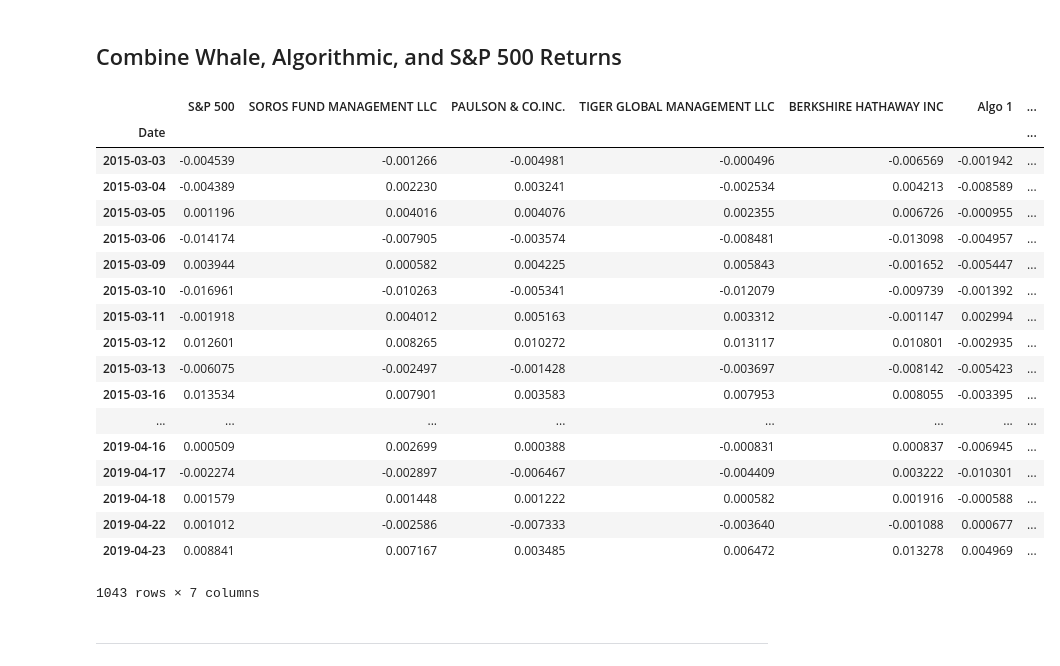
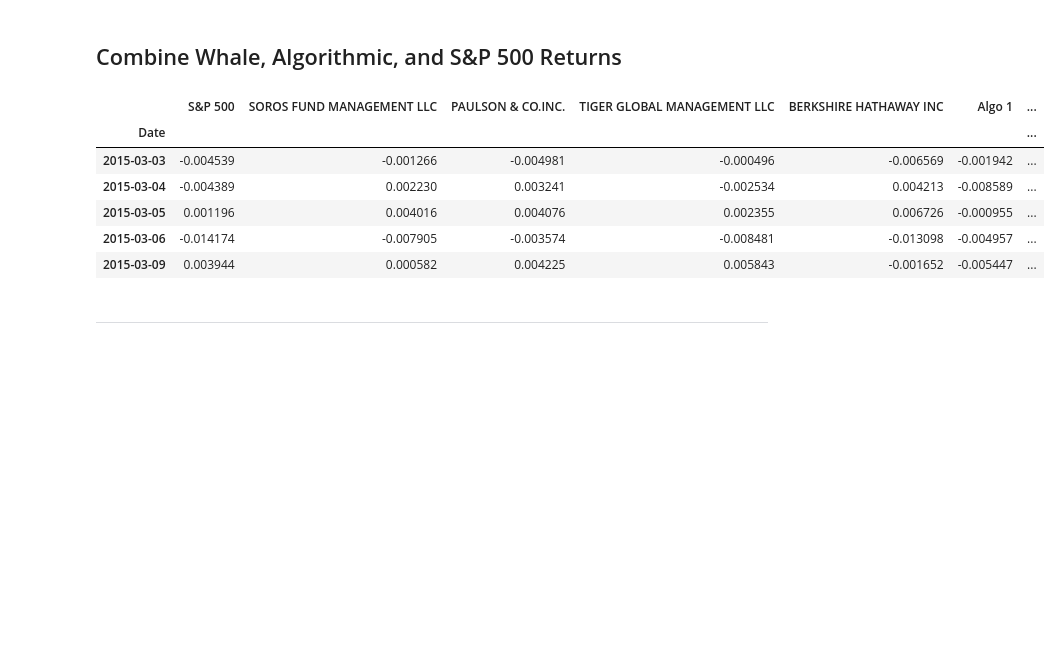
Before and after one commit to okarowolaju/python-homework, a Jupyter notebook: pandas/Whale/Starter_Code/whale_analysis.ipynb, the cells around one changed output. Saved outputs shown, nothing was run; the diff lists cells and outputs as text; code cells hidden in the pictures; blank space fills up the shorter version.

```diff
--- a/pandas/Whale/Starter_Code/whale_analysis.ipynb
+++ b/pandas/Whale/Starter_Code/whale_analysis.ipynb
@@ -150,28 +126,16 @@ sp500_history
 # %%
 # Concatenate all DataFrames into a single DataFrame
 df = pd.concat([sp500_history, whale_returns, algo_returns], axis="columns", join="inner")
 
-df
+df.head()
 # %% [output]
 |  | S&P 500 | SOROS FUND MANAGEMENT LLC | PAULSON & CO.INC. | TIGER GLOBAL MANAGEMENT LLC | BERKSHIRE HATHAWAY INC | Algo 1 | ... |
 | Date |  |  |  |  |  |  | ... |
 | 2015-03-03 | -0.004539 | -0.001266 | -0.004981 | -0.000496 | -0.006569 | -0.001942 | ... |
 | 2015-03-04 | -0.004389 | 0.002230 | 0.003241 | -0.002534 | 0.004213 | -0.008589 | ... |
 | 2015-03-05 | 0.001196 | 0.004016 | 0.004076 | 0.002355 | 0.006726 | -0.000955 | ... |
 | 2015-03-06 | -0.014174 | -0.007905 | -0.003574 | -0.008481 | -0.013098 | -0.004957 | ... |
 | 2015-03-09 | 0.003944 | 0.000582 | 0.004225 | 0.005843 | -0.001652 | -0.005447 | ... |
-| 2015-03-10 | -0.016961 | -0.010263 | -0.005341 | -0.012079 | -0.009739 | -0.001392 | ... |
-| 2015-03-11 | -0.001918 | 0.004012 | 0.005163 | 0.003312 | -0.001147 | 0.002994 | ... |
-| 2015-03-12 | 0.012601 | 0.008265 | 0.010272 | 0.013117 | 0.010801 | -0.002935 | ... |
-| 2015-03-13 | -0.006075 | -0.002497 | -0.001428 | -0.003697 | -0.008142 | -0.005423 | ... |
-| 2015-03-16 | 0.013534 | 0.007901 | 0.003583 | 0.007953 | 0.008055 | -0.003395 | ... |
-| ... | ... | ... | ... | ... | ... | ... | ... |
-| 2019-04-16 | 0.000509 | 0.002699 | 0.000388 | -0.000831 | 0.000837 | -0.006945 | ... |
-| 2019-04-17 | -0.002274 | -0.002897 | -0.006467 | -0.004409 | 0.003222 | -0.010301 | ... |
-| 2019-04-18 | 0.001579 | 0.001448 | 0.001222 | 0.000582 | 0.001916 | -0.000588 | ... |
-| 2019-04-22 | 0.001012 | -0.002586 | -0.007333 | -0.003640 | -0.001088 | 0.000677 | ... |
-| 2019-04-23 | 0.008841 | 0.007167 | 0.003485 | 0.006472 | 0.013278 | 0.004969 | ... |
-1043 rows × 7 columns
 # %% [markdown]
 ---
 # %% [markdown]
```
Also changed, not shown: parts of 16 cells of this notebook, 5 other files.
